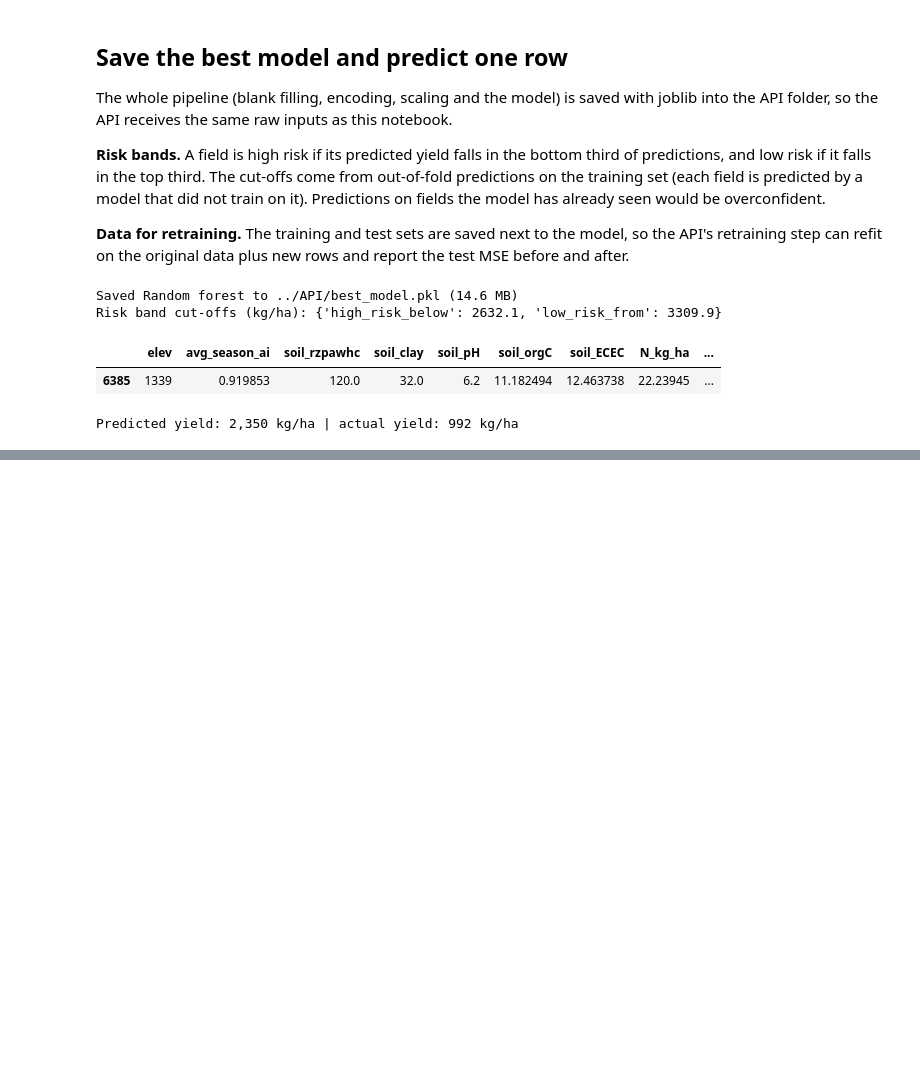
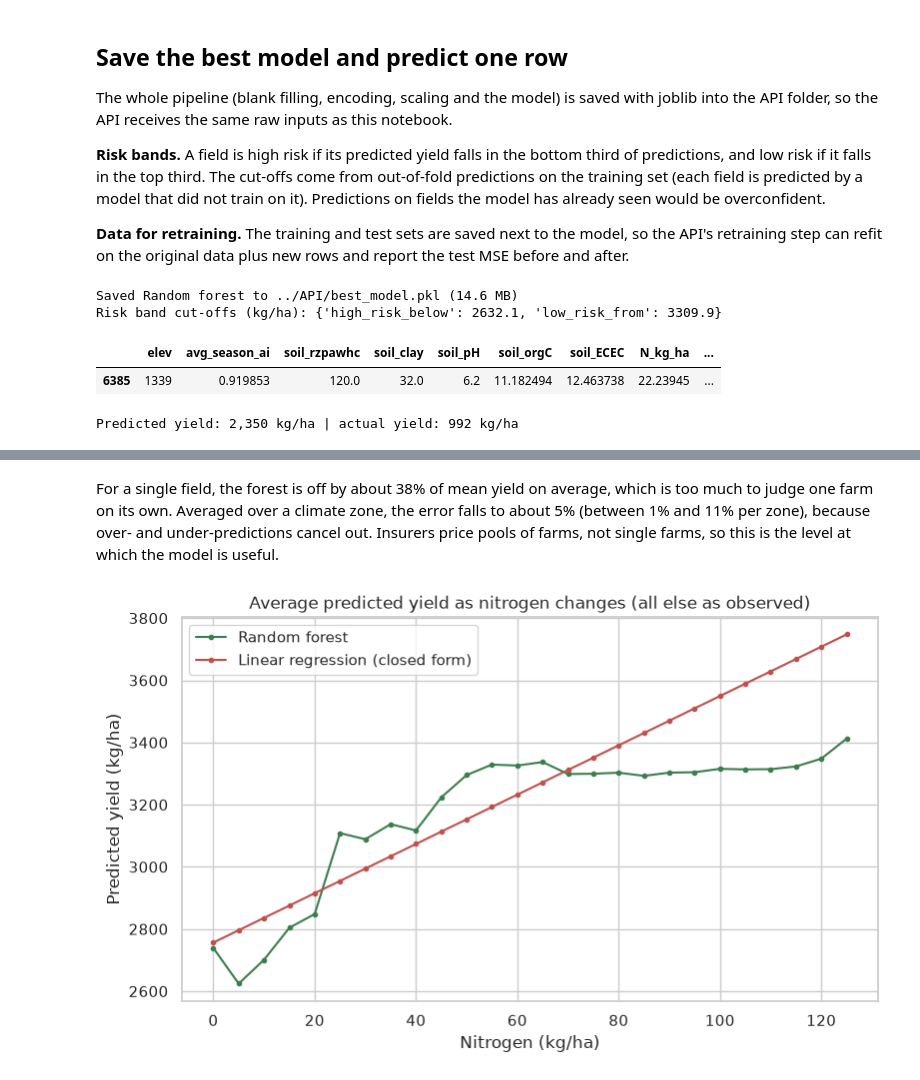
Before and after one commit to Kiguru-Alu/linear_regression_model, a Jupyter notebook: summative/linear_regression/multivariate.ipynb, the cells around one changed output, grey strips where cells are left out. Saved outputs shown, nothing was run; the diff lists cells and outputs as text; code cells hidden in the pictures; blank space fills up the shorter version.

Commit message:
notebook: risk bands, pooled error and nitrogen response

```diff
--- a/summative/linear_regression/multivariate.ipynb
+++ b/summative/linear_regression/multivariate.ipynb
@@ -740,0 +792,17 @@ Predicted yield: 2,350 kg/ha | actual yield: 992 kg/ha
+# %% [markdown]
+For a single field, the forest is off by about 38% of mean yield on average, which is too much to judge one farm on its own. Averaged over a climate zone, the error falls to about 5% (between 1% and 11% per zone), because over- and under-predictions cancel out. Insurers price pools of farms, not single farms, so this is the level at which the model is useful.
+# %%
+from sklearn.inspection import partial_dependence
+
+grid = pd.DataFrame({"N_kg_ha": np.arange(0, 126, 5)})
+fig, ax = plt.subplots(figsize=(9, 5))
+for name, color in [(best_name, "#3b7d4f"), ("Linear regression (closed form)", "#c0504d")]:
+    dependence = partial_dependence(models[name], X_train, ["N_kg_ha"], custom_values={"N_kg_ha": grid["N_kg_ha"]},
+                                    kind="average")
+    ax.plot(dependence["grid_values"][0], dependence["average"][0], marker="o", markersize=3, color=color, label=name)
+ax.set(title="Average predicted yield as nitrogen changes (all else as observed)",
+       xlabel="Nitrogen (kg/ha)", ylabel="Predicted yield (kg/ha)")
+ax.legend()
+plt.show()
+# %% [output]
+[figure, added]
```
Also changed, not shown: parts of 5 cells of this notebook.
